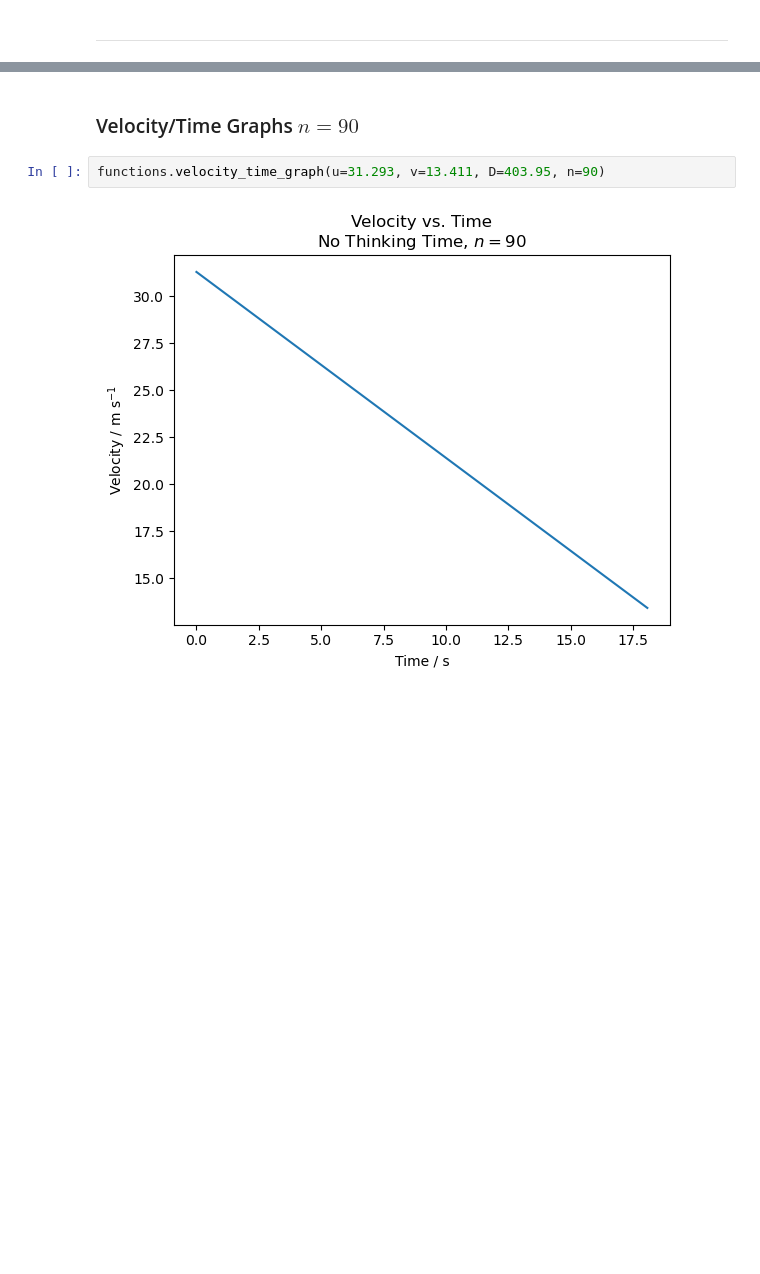
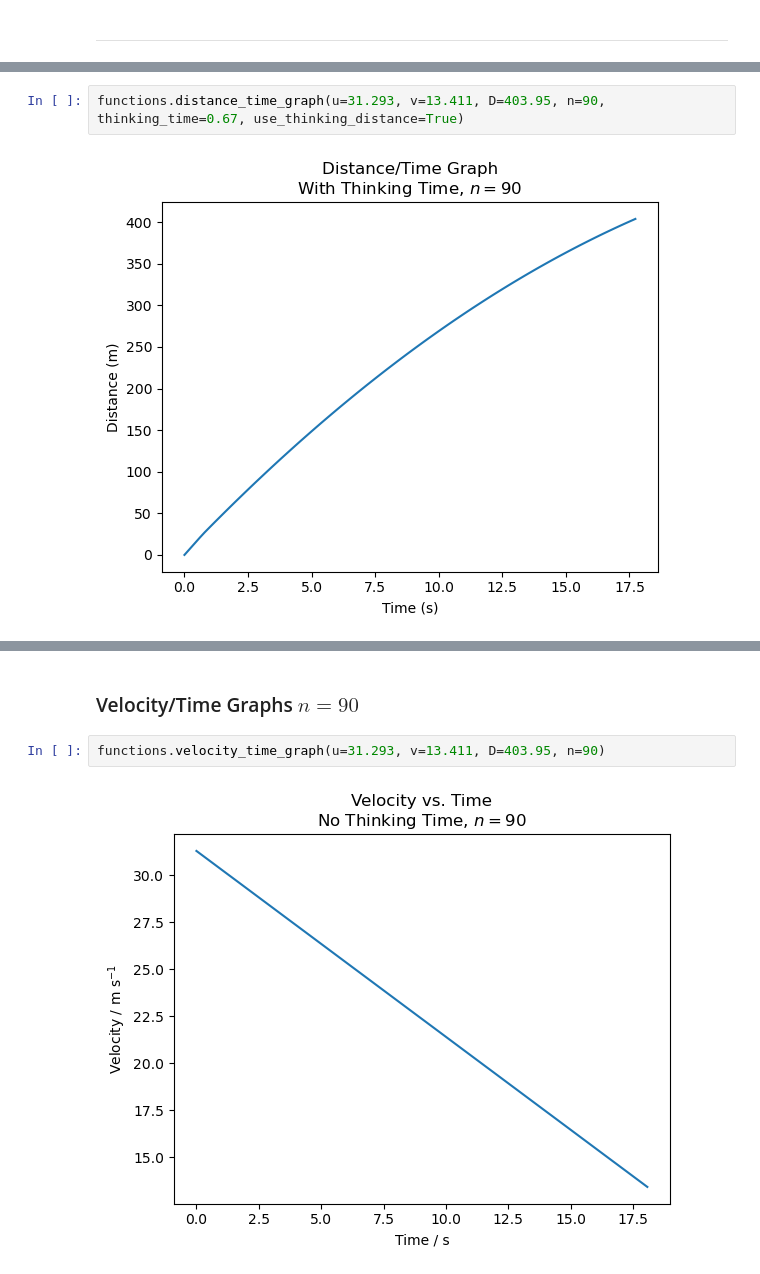
Before and after one commit to pineapple-bois/Modelling-Transverse-Bars, a Jupyter notebook: transverse_bars.ipynb, the cells around one changed output, grey strips where cells are left out. Saved outputs shown, nothing was run; the diff lists cells and outputs as text; blank space fills up the shorter version.

Commit message:
Added Distance/Time Graph function

```diff
--- a/transverse_bars.ipynb
+++ b/transverse_bars.ipynb
@@ -285,0 +298,4 @@ functions.plot_subgraphs_dk(dk_45_no_thinking, dk_45_thinking, real_world_45)
+# %%
+functions.distance_time_graph(u=31.293, v=13.411, D=403.95, n=90, thinking_time=0.67, use_thinking_distance=True)
+# %% [output]
+[figure, added]
```
Also changed, not shown: parts of 18 cells of this notebook.
